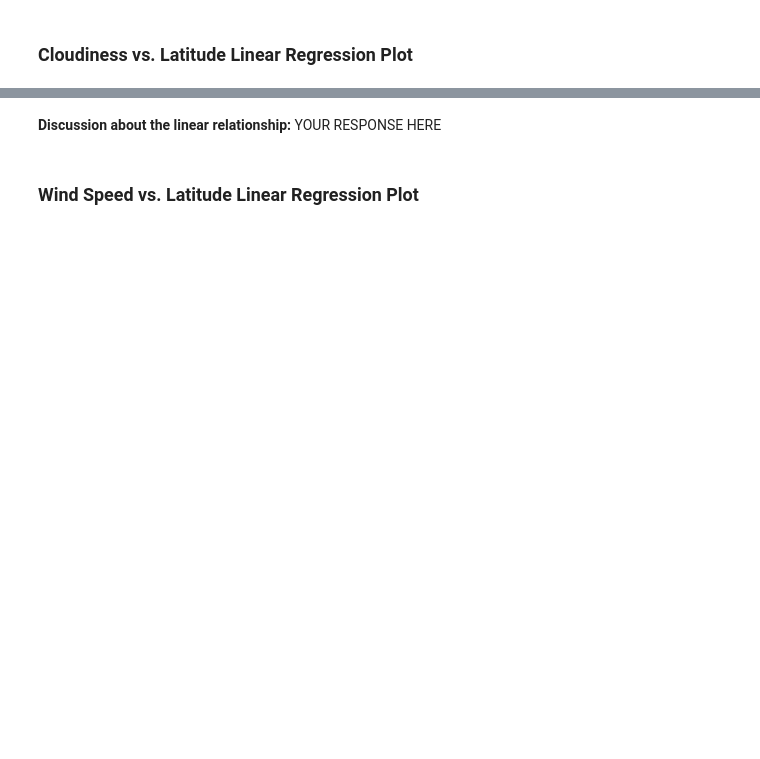
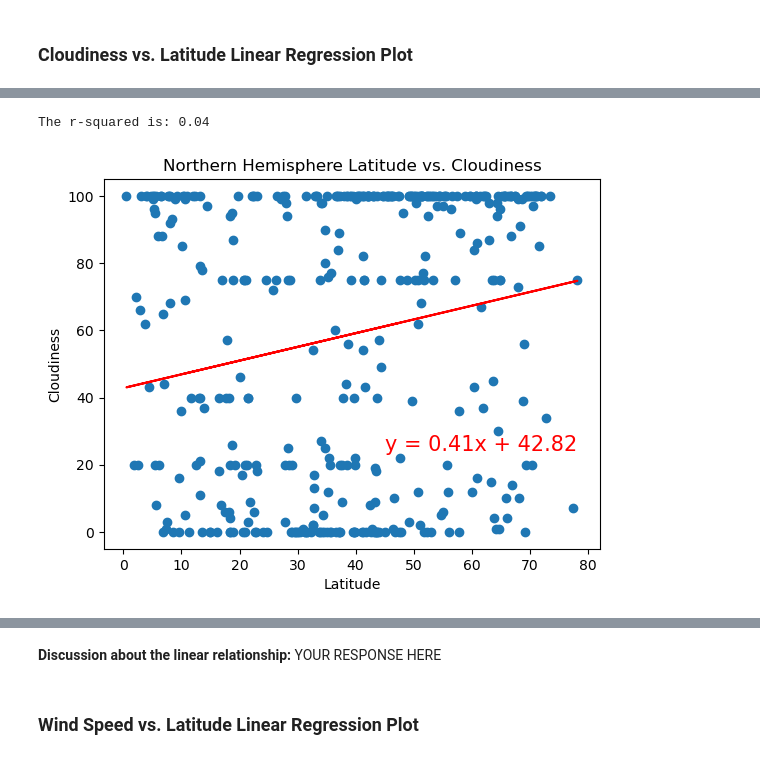
Before and after one commit to andrei-tabachk/python-api-challenge, a Jupyter notebook: WeatherPy/WeatherPy.ipynb, the cells around one changed output, grey strips where cells are left out. Saved outputs shown, nothing was run; the diff lists cells and outputs as text; code cells hidden in the pictures; blank space fills up the shorter version.

```diff
--- a/WeatherPy/WeatherPy.ipynb
+++ b/WeatherPy/WeatherPy.ipynb
@@ -417,0 +450,28 @@ The r-value is: 0.02056735429994368
+# %%
+# Define x and y values for the linear regression
+x_values = northern_hemi_df["Lat"]
+y_values = northern_hemi_df["Cloudiness"]
+
+# Perform linear regression
+(slope, intercept, rvalue, pvalue, stderr) = linregress(x_values, y_values)
+line_eq = "y = " + str(round(slope,2)) + "x + " + str(round(intercept,2))
+# Calculate the regression line "y values" from the slope and intercept
+regress_values = x_values * slope + intercept
+
+# Create scatter plot
+plt.scatter(x_values, y_values)
+
+# Plot the regression line
+plt.plot(x_values, regress_values, "r")
+plt.annotate(line_eq,(45,24),fontsize=15,color="red")
+
+# Add labels and title to the plot
+plt.xlabel("Latitude")
+plt.ylabel("Cloudiness")
+plt.title("Northern Hemisphere Latitude vs. Cloudiness")
+# Print the r-squared value
+print(f"The r-squared is: {rvalue**2:.2f}")
+plt.show()
+# %% [output]
+The r-squared is: 0.04
+[figure, added]
```
Also changed, not shown: parts of 13 cells of this notebook.
